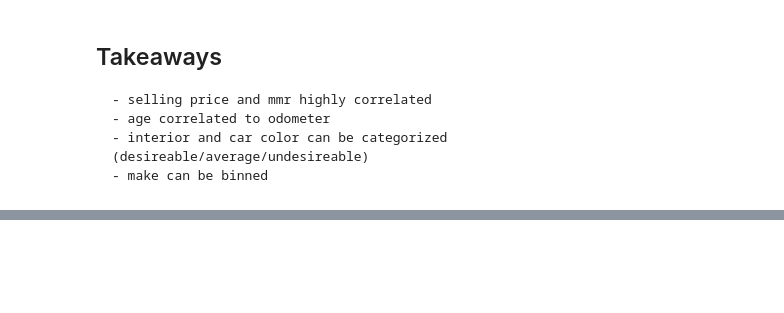
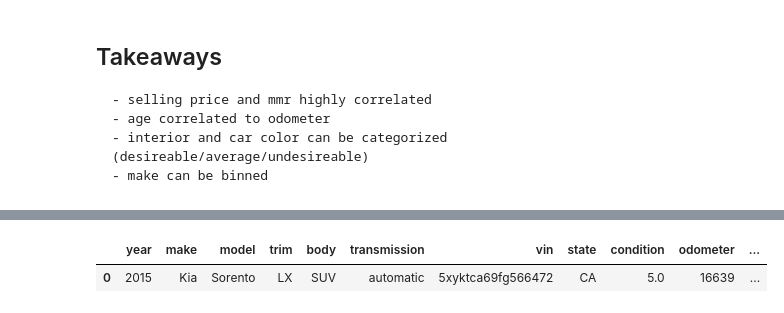
Before and after one commit to DanChurchill/car_price_predictor, a Jupyter notebook: initial_exploration.ipynb, the cells around one changed output, grey strips where cells are left out. Drawn from its saved outputs; the diff is of its cells as text; code cells hidden in the pictures; blank space fills up the shorter version.

```diff
--- a/initial_exploration.ipynb
+++ b/initial_exploration.ipynb
@@ -198,3 +202,8 @@ skim(df)
 │ │ saledate                   │      0 │          0 │                            1 │                   520000 │  │
 │ └────────────────────────────┴────────┴────────────┴──────────────────────────────┴──────────────────────────┘  │
 ╰────────────────────────────────────────────────────── End ──────────────────────────────────────────────────────╯
+# %%
+df.head(1)
+# %% [output]
+|  | year | make | model | trim | body | transmission | vin | state | condition | odometer | ... |
+| 0 | 2015 | Kia | Sorento | LX | SUV | automatic | 5xyktca69fg566472 | CA | 5.0 | 16639 | ... |
```
Also changed, not shown: parts of 11 cells of this notebook, 1 other file.
